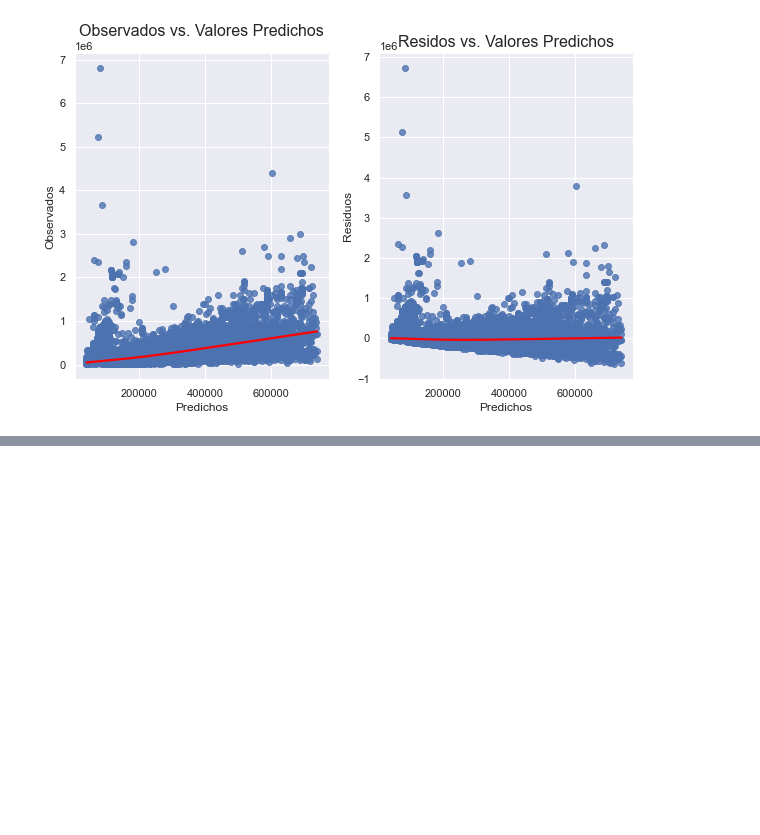
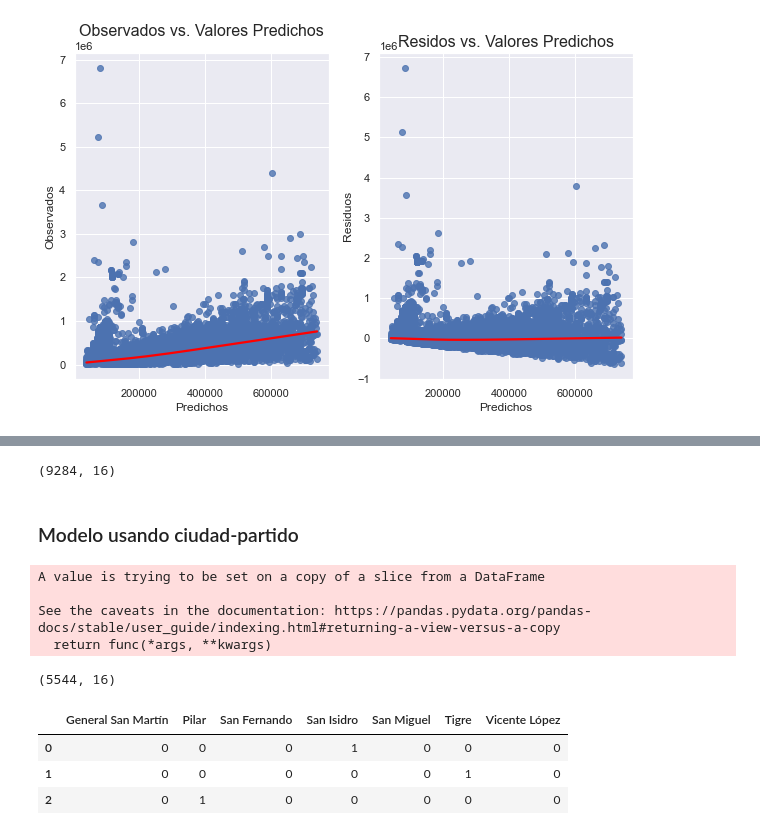
Before and after one commit to adilelle1/properati, a Jupyter notebook: tp2_properati.ipynb, the cells around one changed output, grey strips where cells are left out. Drawn from its saved outputs; the diff is of its cells as text; code cells hidden in the pictures; blank space fills up the shorter version.

```diff
--- a/tp2_properati.ipynb
+++ b/tp2_properati.ipynb
@@ -696,0 +730,3 @@ linearity_test(model, y)
+# %%
+# creamos la columna surface descubierta que resulta de la diferencia entre sup total y cubierta
+zn_apt['surface_descubierta_in_m2'] = zn_apt.surface_total_in_m2 - zn_apt.surface_covered_in_m2
@@ -696,0 +737,4 @@ linearity_test(model, y)
+# %%
+# Vamos a restringir la cantidad de barrios a aquellos que tengan más de 100 registros, la idea es utilizar esta variable categórica como dummy.
+partidos_zn = zn_apt.ciudad_partido.value_counts().loc[lambda x: x>100].index
+zn_apt[zn_apt.ciudad_partido.isin(partidos_zn)].ciudad_partido.value_counts()
@@ -696,0 +751,36 @@ linearity_test(model, y)
+# %%
+# creamos una copia del df para filtrar por partidos con mas de 100 registros
+zn_apt_partidos = zn_apt.copy
+zn_apt_partidos = zn_apt[zn_apt.ciudad_partido.isin(partidos_zn)]
+zn_apt_partidos.shape
+# %% [output]
+(9284, 16)
+# %% [markdown]
+### Modelo usando ciudad-partido
+# %%
+# Analizaremos primero cuán predictoras son las variables utilizando Statsmodels.
+# Eliminamos nulos y normalizamos las variables para interpretar el significado de los coeficientes.
+
+import statsmodels.api as sm
+from sklearn.preprocessing import StandardScaler
+
+zn_apt_partidos.dropna(inplace=True)
+zn_apt_partidos.reset_index(drop=True, inplace=True)
+
+zn_dummies = pd.get_dummies(zn_apt_partidos.ciudad_partido, drop_first = True)
+# %% [output]
+A value is trying to be set on a copy of a slice from a DataFrame
+
+See the caveats in the documentation: https://pandas.pydata.org/pandas-docs/stable/user_guide/indexing.html#returning-a-view-versus-a-copy
+  return func(*args, **kwargs)
+# %%
+zn_apt_partidos.shape
+# %% [output]
+(5544, 16)
+# %%
+zn_dummies.head(3)
+# %% [output]
+|  | General San Martín | Pilar | San Fernando | San Isidro | San Miguel | Tigre | Vicente López |
+| 0 | 0 | 0 | 0 | 1 | 0 | 0 | 0 |
+| 1 | 0 | 0 | 0 | 0 | 0 | 1 | 0 |
+| 2 | 0 | 1 | 0 | 0 | 0 | 0 | 0 |
```
Also changed, not shown: parts of 32 cells of this notebook.
